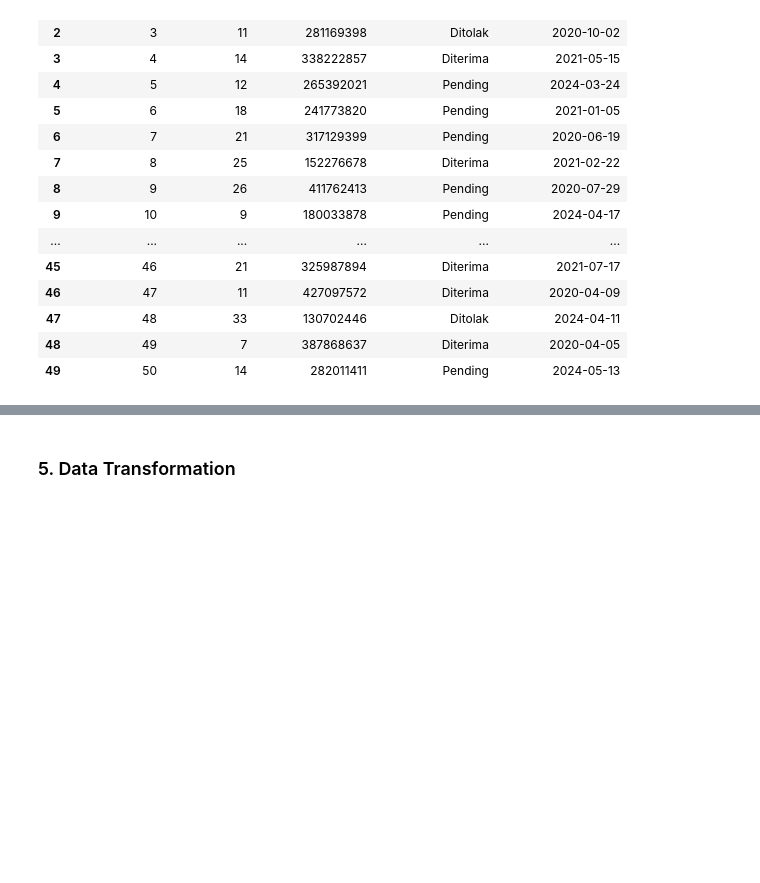
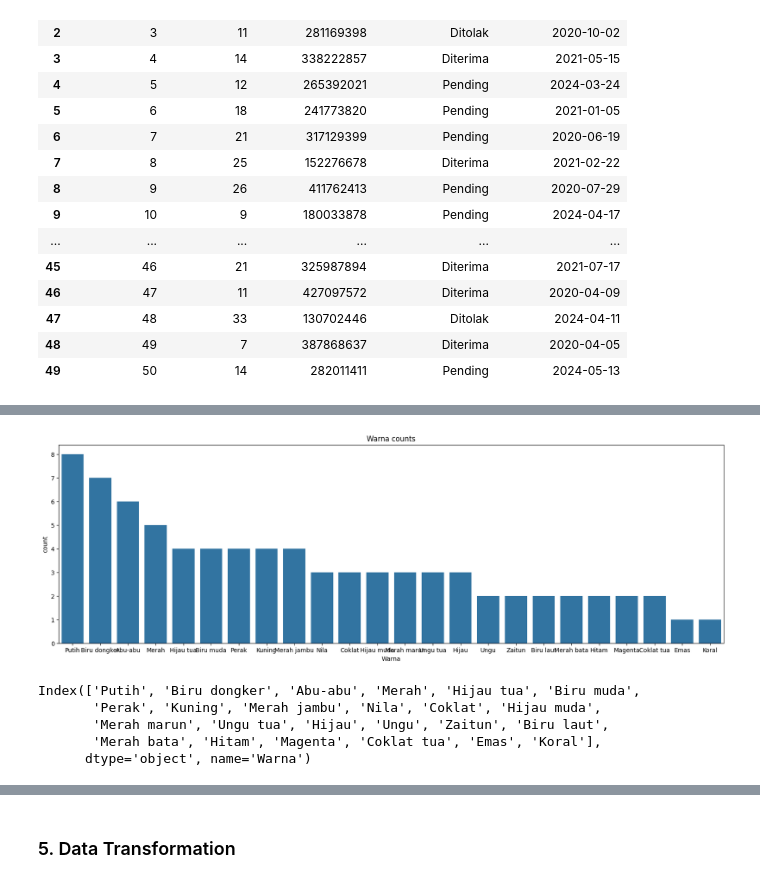
Before and after one commit to rzkybagaskara/bronze-dwh, a Jupyter notebook: notebook.ipynb, the cells around one changed output, grey strips where cells are left out. Saved outputs shown, nothing was run; the diff lists cells and outputs as text; code cells hidden in the pictures; blank space fills up the shorter version.

```diff
--- a/notebook.ipynb
+++ b/notebook.ipynb
@@ -142,0 +161,10 @@ pengguna_data
+# %%
+car_colours = plot_counts(mobil_data, 'Warna', True)
+car_colours
+# %% [output]
+[figure, added]
+Index(['Putih', 'Biru dongker', 'Abu-abu', 'Merah', 'Hijau tua', 'Biru muda',
+       'Perak', 'Kuning', 'Merah jambu', 'Nila', 'Coklat', 'Hijau muda',
+       'Merah marun', 'Ungu tua', 'Hijau', 'Ungu', 'Zaitun', 'Biru laut',
+       'Merah bata', 'Hitam', 'Magenta', 'Coklat tua', 'Emas', 'Koral'],
+      dtype='object', name='Warna')
```
Also changed, not shown: parts of 18 cells of this notebook.
